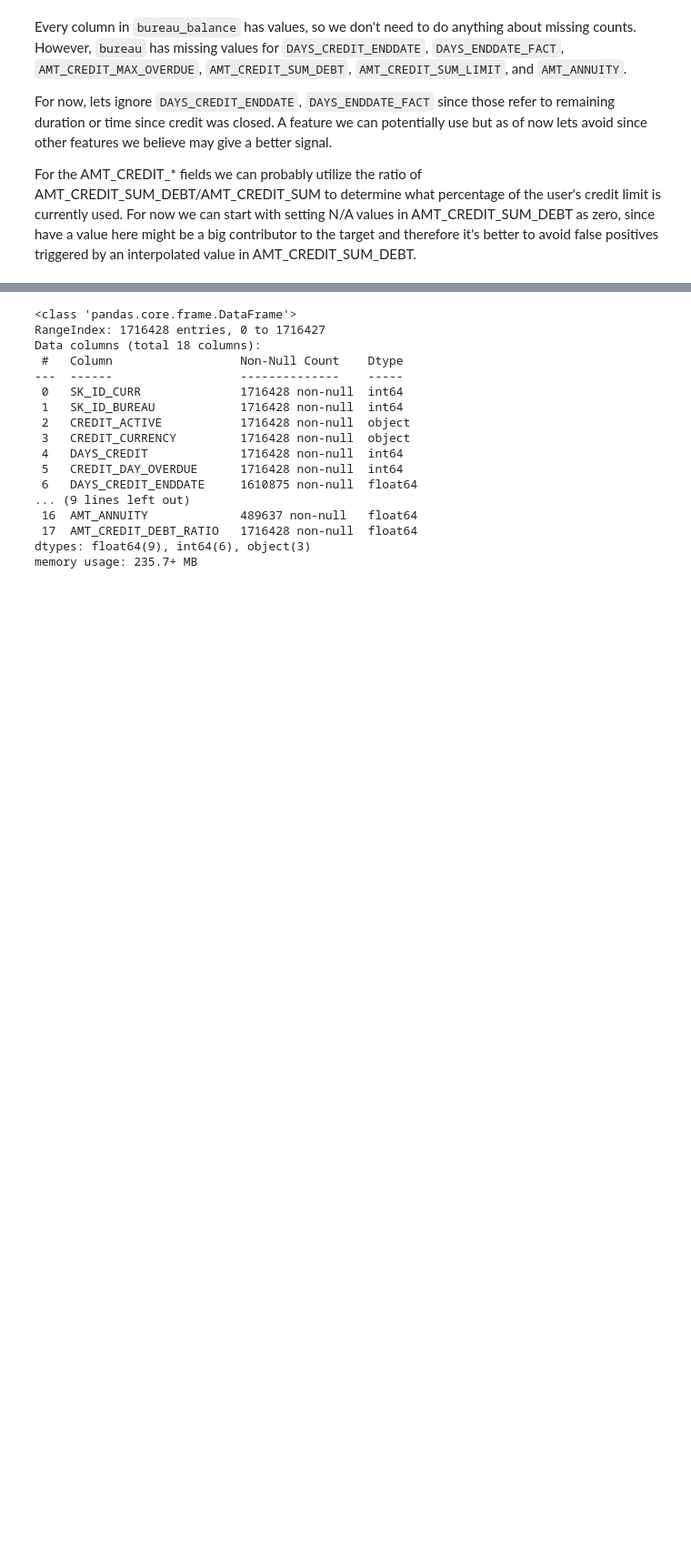
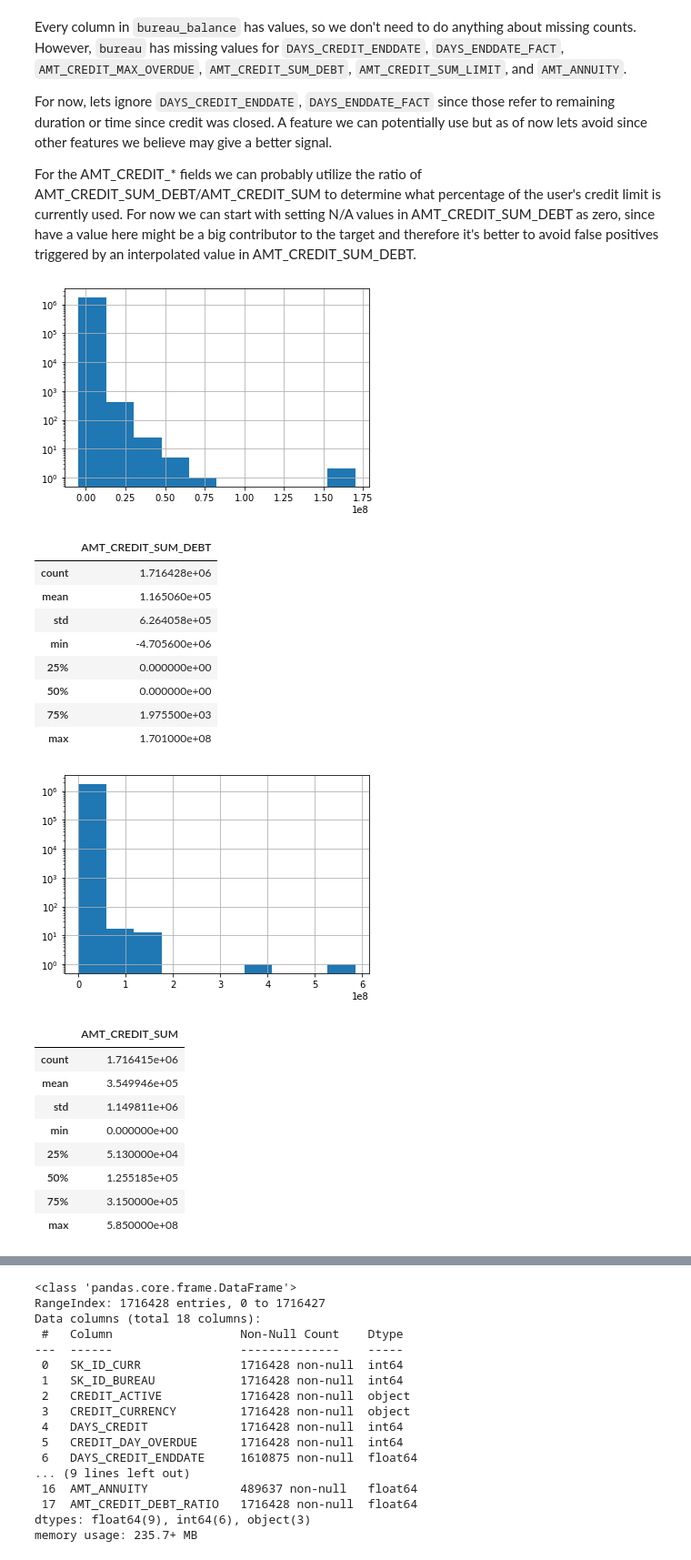
Before and after one commit to DSEI21000-S21/project-home-credit, a Jupyter notebook: experiments/amauris/home-credit.ipynb, the cells around one changed output, grey strips where cells are left out. Shown at 91% size. Cells and saved outputs as stored; diff of their text form; code cells hidden in the pictures; blank space fills up the shorter version.

```diff
--- a/experiments/amauris/home-credit.ipynb
+++ b/experiments/amauris/home-credit.ipynb
@@ -117,0 +122,29 @@ For the AMT_CREDIT_* fields we can probably utilize the ratio of AMT_CREDIT_SUM_
+# %%
+data['bureau']['AMT_CREDIT_SUM_DEBT'].hist(log = True)
+plt.show()
+display(data['bureau'][['AMT_CREDIT_SUM_DEBT']].describe())
+
+data['bureau']['AMT_CREDIT_SUM'].hist(log = True)
+plt.show()
+display(data['bureau'][['AMT_CREDIT_SUM']].describe())
+# %% [output]
+[figure, added]
+|  | AMT_CREDIT_SUM_DEBT |
+| count | 1.716428e+06 |
+| mean | 1.165060e+05 |
+| std | 6.264058e+05 |
+| min | -4.705600e+06 |
+| 25% | 0.000000e+00 |
+| 50% | 0.000000e+00 |
+| 75% | 1.975500e+03 |
+| max | 1.701000e+08 |
+[figure, added]
+|  | AMT_CREDIT_SUM |
+| count | 1.716415e+06 |
+| mean | 3.549946e+05 |
+| std | 1.149811e+06 |
+| min | 0.000000e+00 |
+| 25% | 5.130000e+04 |
+| 50% | 1.255185e+05 |
+| 75% | 3.150000e+05 |
+| max | 5.850000e+08 |
```
Also changed, not shown: parts of 14 cells of this notebook, 1 other file.
